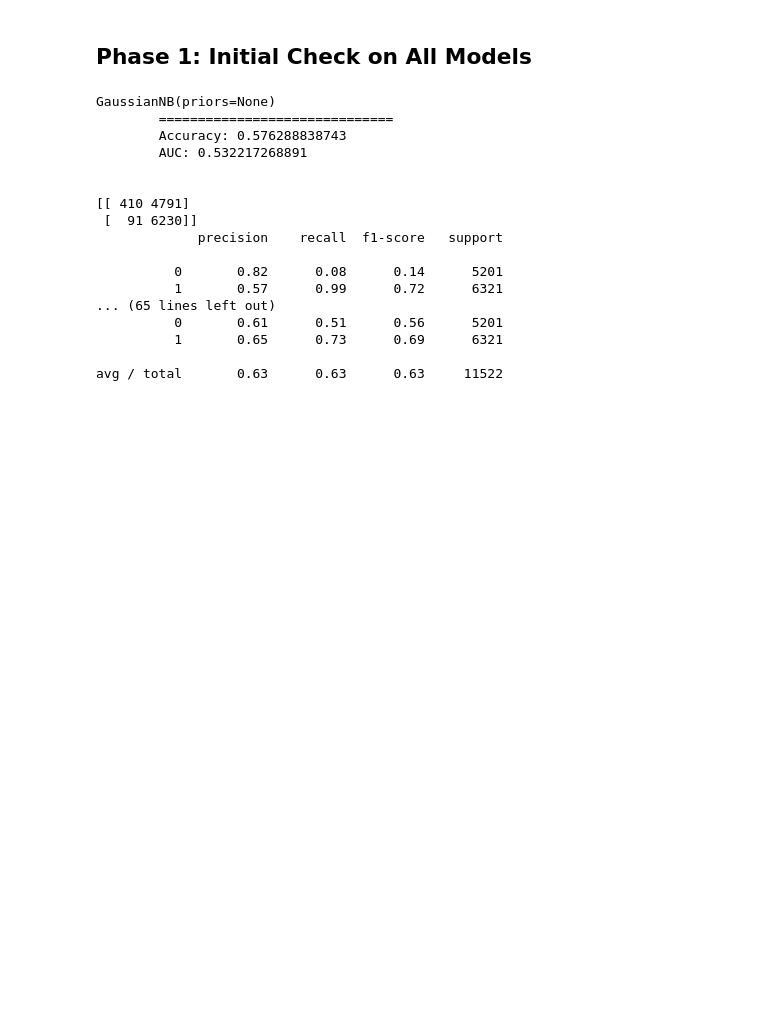
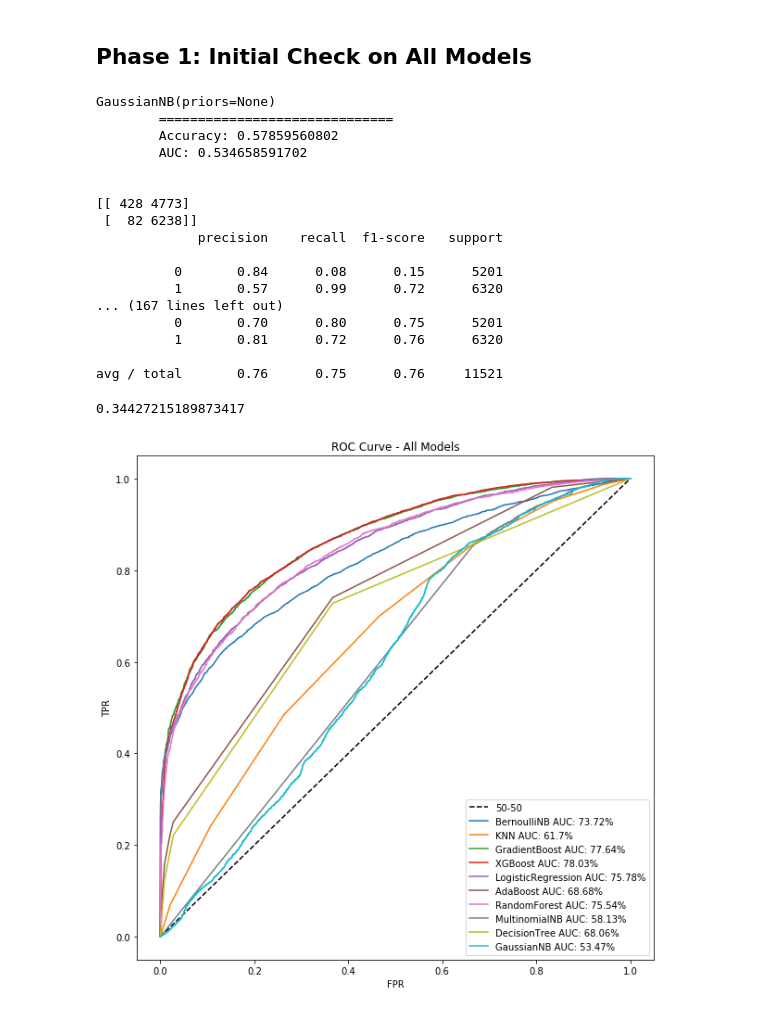
Before and after one commit to cipher813/McMahon_Metis, a Jupyter notebook: Project_3/3_Kickstarter_P1_InitialTests_DS2.ipynb, the cells around one changed output. Cells and saved outputs as stored; diff of their text form; code cells hidden in the pictures; blank space fills up the shorter version.

```diff
--- a/Project_3/3_Kickstarter_P1_InitialTests_DS2.ipynb
+++ b/Project_3/3_Kickstarter_P1_InitialTests_DS2.ipynb
@@ -91,5 +91,9 @@ df.head()
 start_date = datetime.datetime.strptime('2016-01-01', "%Y-%m-%d").date()
 
 df = df[df['launched'] >= start_date] # filter from start date to current
+df = df[['state','category_name','backers_count','usd_goal','country','currency','campaign_length',
+        'staff_pick','blurb_length']]
+df = df.dropna()
+
 df.shape
 # %% [output]
@@ -104,6 +106,6 @@ Index(['id', 'name', 'state', 'category_main', 'category_name',
       dtype='object')
 # %%
-df_dummies = pd.get_dummies(df[['state','category_name', 'country']],drop_first=True)
+df_dummies = pd.get_dummies(df[['state','category_name', 'country','currency']],drop_first=True)
 df = df_dummies.merge(df,how='inner',left_index=True, right_index=True)
 print(df.shape)
 print(df.columns)
@@ -127,7 +129,7 @@ memory usage: 11.8+ MB
 # %%
 # removing all variables that cannot be known before a campaign is launched, such as # backers and $ pledged
-X = df.drop(['state_successful','id', 'name', 'state', 'category_main','category_name', 'backers_count','pct_goal_achieved', 'usd_pledged', 'country',
-       'deadline', 'launched', 'created','creator_name','spotlight','currency'], 1)
+df = df.dropna()
+X = df.drop(['state_successful','state','category_name', 'backers_count', 'country', 'currency'], 1)
 y = df['state_successful']
 
 print(X.shape)
@@ -159,11 +156,11 @@ X_test_s = scaler.transform(X_test)
 # %%
 # Define models to test
 model_list = [['GaussianNB', GaussianNB()],
-                ['BernoulliNB', BernoulliNB(alpha=2.0, binarize=0.0, class_prior=None, fit_prior=True)], # F1 0.60
+                ['BernoulliNB', BernoulliNB(alpha=2.0, binarize=0.0, class_prior=None, fit_prior=True)],
                 ['MultinomialNB', MultinomialNB(alpha=0.5)],
                 ['DecisionTree', DecisionTreeClassifier(criterion = 'gini', max_depth=2, splitter='best')],
-                ['KNN', KNeighborsClassifier(38)], # best k from KNN model below; scale data
-                ['RandomForest', RandomForestClassifier(max_features='sqrt',n_estimators=1000)], # F1 0.61
+                ['KNN', KNeighborsClassifier(7)], # best k from KNN model below; scale data
+                ['RandomForest', RandomForestClassifier(max_features='sqrt',n_estimators=1000)],
                 ['GradientBoost', GradientBoostingClassifier(n_estimators=500)],
                 ['AdaBoost', AdaBoostClassifier(algorithm='SAMME.R',
                       base_estimator=DecisionTreeClassifier(criterion = 'gini', max_depth=2, splitter='best'),
@@ -228,7 +225,7 @@ for model in model_list:
 
     # Capture TPR and FPR from last fold for plotting
     y_score = model.predict_proba(X_test)[:,1]
-    roc[model_name] = roc_curve(y_test, y_score),mean_auc
+    roc[model_name] = roc_curve(y_test, y_score), mean_auc
     results_dict[model_name] = {"accuracy": mean_accuracy, "precision_s": mean_precision_1, "precision_f": mean_precision_0, "recall_s": mean_recall_1, "recall_f": mean_recall_0, "f1_s": mean_f1_1, "f1_f": mean_f1_0, "auc": mean_auc}
 
     # Print formatted results
@@ -242,21 +239,21 @@ for model in model_list:
 # %% [output]
 GaussianNB(priors=None)
         ==============================
-        Accuracy: 0.576288838743
-        AUC: 0.532217268891
+        Accuracy: 0.57859560802
+        AUC: 0.534658591702
 
 
-[[ 410 4791]
- [  91 6230]]
+[[ 428 4773]
+ [  82 6238]]
              precision    recall  f1-score   support
 
-          0       0.82      0.08      0.14      5201
-          1       0.57      0.99      0.72      6321
-... (65 lines left out)
-          0       0.61      0.51      0.56      5201
-          1       0.65      0.73      0.69      6321
+          0       0.84      0.08      0.15      5201
+          1       0.57      0.99      0.72      6320
+... (167 lines left out)
+          0       0.70      0.80      0.75      5201
+          1       0.81      0.72      0.76      6320
 
-avg / total       0.63      0.63      0.63     11522
+avg / total       0.76      0.75      0.76     11521
 # %%
 # rc = pd.DataFrame(roc)
 # rc
@@ -264,0 +260,4 @@ avg / total       0.63      0.63      0.63     11522
+# %%
+roc['AdaBoost'][0][1].mean()
+# %% [output]
+0.34427215189873417
@@ -265,22 +266,22 @@ avg / total       0.63      0.63      0.63     11522
 # %%
 # Plot the ROC curve from the last K-Fold split
 fig, ax = plt.subplots(figsize=(10, 10))
-colors = ['b', 'g', 'r', 'c', 'm', 'y','k','orange','darkorchid','bisque', 'darkgray']
+# colors = ['b', 'g', 'r', 'c', 'm', 'y','k','orange','darkorchid','bisque', 'darkgray']
 
 # Plot 50-50 Line
 ax.plot([0,1],[0,1], ls='--', color='k', label='50-50')
 # Plot Classifier ROC Curves
-for key, colors in zip(roc.keys(), colors):
-#     print(roc[key][1])
-#     lbl = np.mean
-    rc = roc[key][1]
-    ax.plot(roc[key][0], rc, color=c, label='{}'.format(rc))
+for key, value in roc.items():
+    label = '{}, AUC: {}%'.format(key, round(100*value[1],2))
+    ax.plot(roc[key][0][0], roc[key][0][1], label=label)
 
 ax.set_xlabel('FPR')
 ax.set_ylabel('TPR')
 ax.set_title('ROC Curve - All Models')
 ax.legend(loc='best')
 plt.savefig('charts/roc_ds2_p1.png')
+# %% [output]
+[figure, added]
 # %%
 rd = pd.DataFrame(results_dict).T
 # rd['f1_success'] = rd['f1']
```
Also changed, not shown: parts of 10 cells of this notebook, 12 other files.
